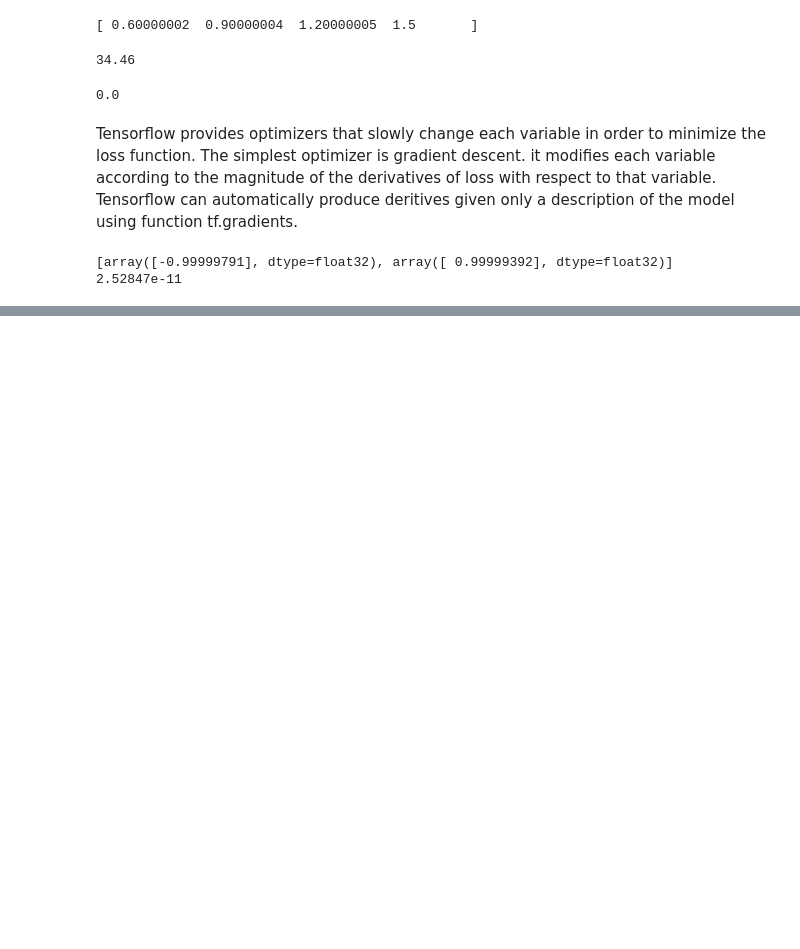
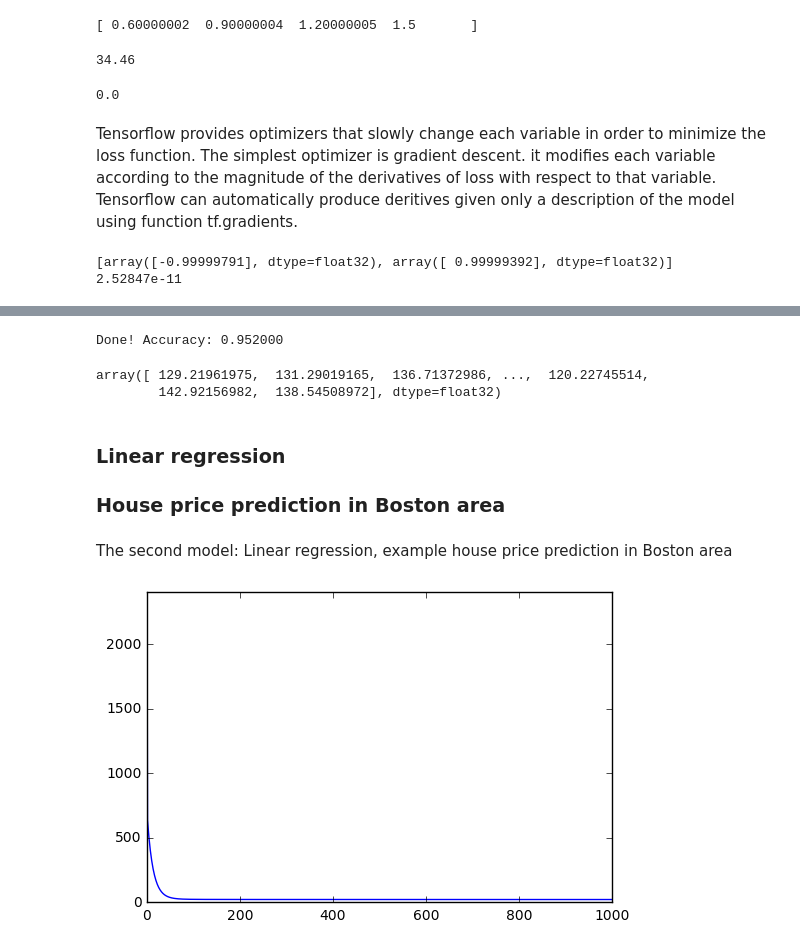
Before and after one commit to faruihuihui/tutorial, a Jupyter notebook: tensorflow.ipynb, the cells around one changed output, grey strips where cells are left out. Saved outputs shown, nothing was run; the diff lists cells and outputs as text; code cells hidden in the pictures; blank space fills up the shorter version.

Commit message:
tutotial for deep learning and data science

```diff
--- a/tensorflow.ipynb
+++ b/tensorflow.ipynb
@@ -96,0 +100,19 @@ print(session.run(loss, {x:[1,2,3,4], y:[0,-1,-2,-3]}))
+# %%
+import tensorflow as tf
+import numpy as np
+features = [tf.contrib.layers.real_valued_column("x", dimension=1)]
+estimator = tf.contrib.learn.LinearRegressor(feature_columns=features)
+x_train = np.array([1., 2., 3., 4.])
+y_train = np.array([0., -1., -2., -3.])
+x_eval = np.array([2., 5., 8., 1.])
+y_eval = np.array([-1.01, -4.1, -7, 0.])
+input_fn = tf.contrib.learn.io.numpy_input_fn({"x":x_train}, y_train, batch_size=4, num_epochs=1000)
+eval_input_fn = tf.contrib.learn.io.numpy_input_fn({"x":x_eval}, y_eval, batch_size=4, num_epochs=1000)
+estimator.fit(input_fn=input_fn, steps=1000)
+train_loss = estimator.evaluate(input_fn=input_fn)
+eval_loss = estimator.evaluate(input_fn=eval_input_fn)
+init = tf.global_variables_initializer()
+sess = tf.Session()
+sess.run(init)
+print "train loss: %r" % train_loss
+print "evaluation loss: %r" % eval_loss
@@ -96,0 +177,35 @@ print(session.run(loss, {x:[1,2,3,4], y:[0,-1,-2,-3]}))
+# %%
+# build the graph
+x_train, y_train = mnist.train.next_batch(20000)
+x_test, y_test = mnist.test.next_batch(2000)
+
+xtr_v = tf.placeholder("float", [None, 784])
+xte_v = tf.placeholder("float", [784])
+
+distance = tf.reduce_sum(tf.abs(tf.add(xtr_v, tf.negative(xte_v))), reduction_indices=1)
+pred = tf.arg_min(distance, 0)
+accuracy = 0.
+init = tf.global_variables_initializer()
+
+# launch the graph
+with tf.Session() as sess:
+    sess.run(init)
+    for i in range(x_test.shape[0]):
+        nn_index =  sess.run(pred, feed_dict={xtr_v:x_train, xte_v: x_test[i, :]})
+        # print "Test", i, "Prediction:", np.argmax(y_train[nn_index]), "True Class:", np.argmax(y_test[i])
+        if np.argmax(y_train[nn_index]) == np.argmax(y_test[i]):
+            accuracy += 1./x_test.shape[0]
+print "Done! Accuracy: %f" % accuracy
+# %% [output]
+Done! Accuracy: 0.952000
+# %%
+session.run(distance, {xtr_v:x_train, xte_v: x_test[i, :]})
+# %% [output]
+array([ 129.21961975,  131.29019165,  136.71372986, ...,  120.22745514,
+        142.92156982,  138.54508972], dtype=float32)
+# %% [markdown]
+### Linear regression
+### House price prediction in Boston area
+# %% [markdown]
+
+The second model: Linear regression, example house price prediction in Boston area
@@ -96,0 +254,26 @@ print(session.run(loss, {x:[1,2,3,4], y:[0,-1,-2,-3]}))
+# %%
+learning_rate = 0.01
+training_epochs = 1000
+rng = np.random
+cost_history = np.empty(shape=[1],dtype=np.float32)
+X = tf.placeholder(tf.float32,[None,n_dim])
+Y = tf.placeholder(tf.float32,[None,1])
+W = tf.Variable(rng.randn(n_dim, 1), name="weight", dtype=tf.float32)
+b = tf.Variable(rng.randn(), name="bias", dtype=tf.float32)
+
+y_ = tf.matmul(X, W) + b
+cost = tf.reduce_mean(tf.square(y_ - Y))
+training_step = tf.train.GradientDescentOptimizer(learning_rate).minimize(cost)
+init = tf.initialize_all_variables()
+sess = tf.Session()
+sess.run(init)
+
+for epoch in range(training_epochs):
+    sess.run(training_step,feed_dict={X:train_x,Y:train_y})
+    cost_history = np.append(cost_history,sess.run(cost,feed_dict={X: train_x,Y: train_y}))
+
+plt.plot(range(len(cost_history)),cost_history)
+plt.axis([0,training_epochs,0,np.max(cost_history)])
+plt.show()
+# %% [output]
+[figure, added]
```
Also changed, not shown: parts of 28 cells of this notebook.
